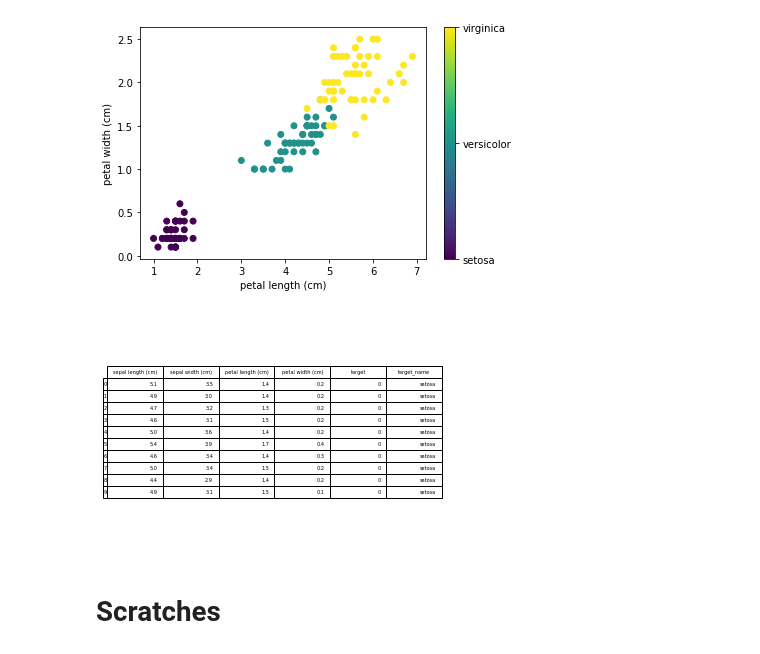
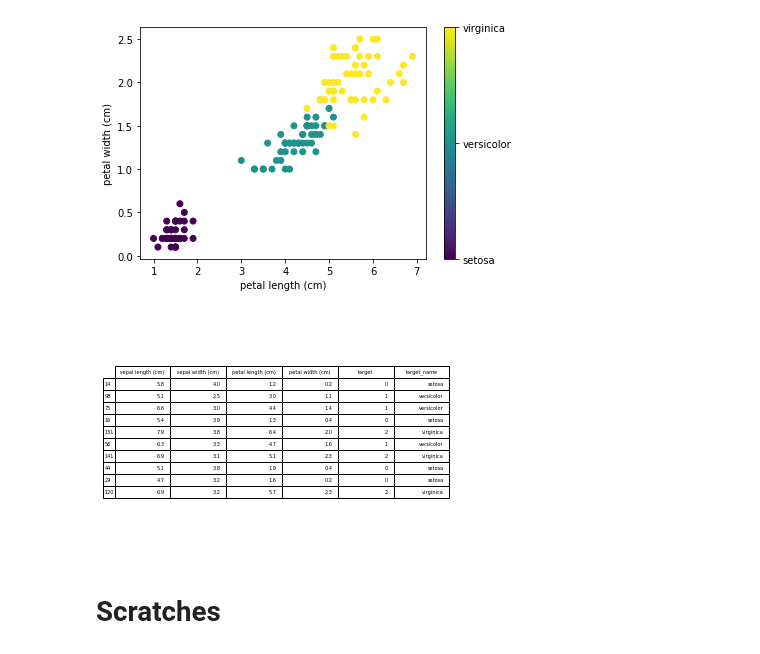
Before and after one commit to teimurjan/python-data-visualization-presentation, a Jupyter notebook: index.ipynb, the cells around one changed output. Saved outputs shown, nothing was run; the diff lists cells and outputs as text; code cells hidden in the pictures.

Commit message:
Finish slides

```diff
--- a/index.ipynb
+++ b/index.ipynb
@@ -1,30 +8,25 @@
 # %%
-import pandas as pd
-import numpy as np
-from sklearn.datasets import load_iris
-import matplotlib.pyplot as plt
-%matplotlib inline
+def get_df_from_iris(iris):
+    target_names = np.take(iris.target_names, iris.target)
+    data = np.concatenate(
+        (iris.data, np.array([target_names]).T),
+        axis=1
+    )
+
+    df = pd.DataFrame(
+        data=data,
+        columns=iris.feature_names + [ 'target_name']
+    )
+    return df.apply(pd.to_numeric, errors='ignore')
 
 iris = load_iris()
-target_names = np.take(iris.target_names, iris.target)
-data = np.concatenate(
-    (iris.data, np.array([iris.target]).T, np.array([target_names]).T),
-    axis=1
-)
-
-df = pd.DataFrame(
-    data=data,
-    columns=iris.feature_names + ['target', 'target_name']
-)
-df = df.apply(pd.to_numeric, errors='ignore')
-
-
+df = get_df_from_iris(iris)
 formatter = plt.FuncFormatter(lambda i, *args: iris.target_names[int(i)])
 
 x_col_label = 'petal length (cm)'
 y_col_label = 'petal width (cm)'
 
-plt.scatter(df[x_col_label], df[y_col_label], c=df['target'])
+plt.scatter(df[x_col_label], df[y_col_label], c=iris.target)
 plt.colorbar(ticks=[0, 1, 2], format=formatter)
 plt.xlabel(x_col_label)
 plt.ylabel(y_col_label)
@@ -36,18 +38,16 @@ plt.show()
 [figure]
 # %%
 from pandas.plotting import table
-
-# df.head(10)
 
 ax = plt.subplot(111, frame_on=False)
 ax.xaxis.set_visible(False)
 ax.yaxis.set_visible(False)
 
-table(ax, df[:10], loc='center')
+table(ax, df.sample(10, random_state=1), loc='center')
 
-plt.savefig('slide_4_table.png', dpi=500)
+plt.savefig('slide_4_table.png', dpi=500, bbox_inches='tight')
 # %% [output]
-[figure, old version]
+[figure, new version]
 # %% [markdown]
 # Scratches
 # %%
```
Also changed, not shown: parts of 21 cells of this notebook, 29 other files.
